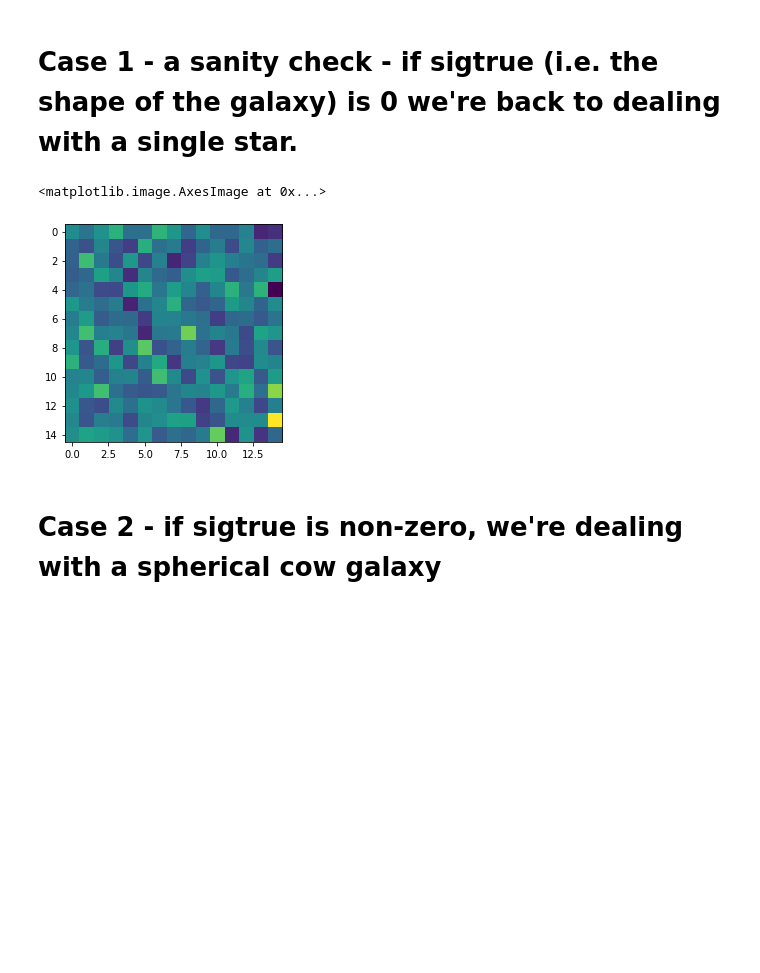
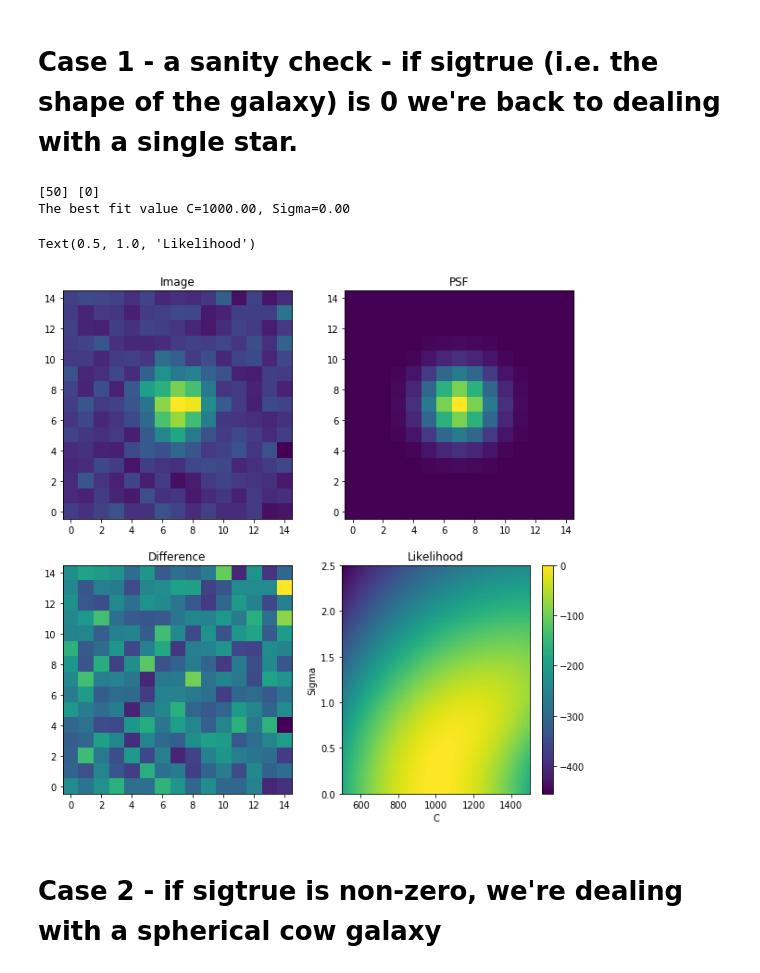
Before and after one commit to gnarayan/ast596_2020_Spring, a Jupyter notebook: homework/JenniferLi/homework02.ipynb, the cells around one changed output. Drawn from its saved outputs; the diff is of its cells as text; code cells hidden in the pictures; blank space fills up the shorter version.

```diff
--- a/homework/JenniferLi/homework02.ipynb
+++ b/homework/JenniferLi/homework02.ipynb
@@ -549,13 +562,59 @@ sigmaNoise = 5.0  # gaussian sigma for white noise (counts), e.g. due to sky
 
 
 nonoise, psf, image, diffimage = simulate(muXtrue, muYtrue, sigtrue, Atrue, skyBg, sigmaPSF, sigmaNoise)
-# %%
-# YOUR CODE TO SOLVE THE HOMEWORK GOES HERE - TRY TO MAKE A FUNCTION YOU CAN REUSE FOR CASE 2
-plt.figure()
-plt.imshow(diffimage)
-# %% [output]
-<matplotlib.image.AxesImage at 0x...>
-[figure, removed]
+# %%
+# YOUR CODE TO SOLVE THE HOMEWORK GOES HERE - TRY TO MAKE A FUNCTION YOU CAN REUSE FOR CASE 2
+def func_like_gal(image,C,sigma,sky,x0,y0,sigmaPSF):
+    shape = image.shape
+    sigma_convolved = np.sqrt(sigma**2+sigmaPSF**2)
+    xx = np.arange(shape[0]) - shape[0]/2.+0.5
+    yy = np.arange(shape[1]) - shape[1]/2.+0.5
+    r = np.sqrt((xx[:, None]-x0)**2 + (yy[None, :]-y0)**2)
+    model = C*np.exp(-r**2/2/sigma_convolved**2)/(2*math.pi*sigma_convolved**2)
+    model = model+sky
+    return -np.sum((image-model)**2/2./sigmaNoise**2);
+
+
+find_c = np.linspace(500, 1500, 101)
+find_sigma = np.linspace(0., 2.5, 101)
+like_arr = np.zeros(shape=(len(find_c),len(find_sigma)))
+for ic, c in enumerate(find_c):
+    for isig, sig in enumerate(find_sigma):
+        ## assuming the PSF is known, and apply the estimated noise as the constant noise
+        ## (but it doesn't matter as it becomes a constant in the likelihood function)
+        like_arr[ic,isig] = func_like_gal(nonoise,c,sig,skyBg,muXtrue,muYtrue,sigmaPSF)
+
+ind_c,ind_sig= np.where(like_arr==np.max(like_arr))
+print (ind_c,ind_sig)
+fit_c = find_c[ind_c][0]
+fit_sigma = find_sigma[ind_sig][0]
+print (f'The best fit value C={fit_c:.2f}, Sigma={fit_sigma:.2f}')
+
+# plot the noiseless image and the PSF image, returned by simulate,
+# image itself, and the difference between image and PSF image
+# (also returned by simulate), and your estimated log-likehood surface
+plt.figure(figsize=(10,10))
+plt.subplot(221)
+plt.imshow(image,origin='lower')
+plt.title('Image')
+plt.subplot(222)
+plt.imshow(psf,origin='lower')
+plt.title('PSF')
+plt.subplot(223)
+plt.imshow(diffimage,origin='lower')
+plt.title('Difference')
+plt.subplot(224)
+cc, sigsig = np.meshgrid(find_c,find_sigma)
+plt.pcolor(cc,sigsig,like_arr.T)
+plt.xlabel('C')
+plt.ylabel('Sigma')
+plt.colorbar()
+plt.title('Likelihood')
+# %% [output]
+[50] [0]
+The best fit value C=1000.00, Sigma=0.00
+Text(0.5, 1.0, 'Likelihood')
+[figure, added]
 # %% [markdown]
 # Case 2 - if sigtrue is non-zero, we're dealing with a spherical cow galaxy
 # %%
```
Also changed, not shown: parts of 7 cells of this notebook.
